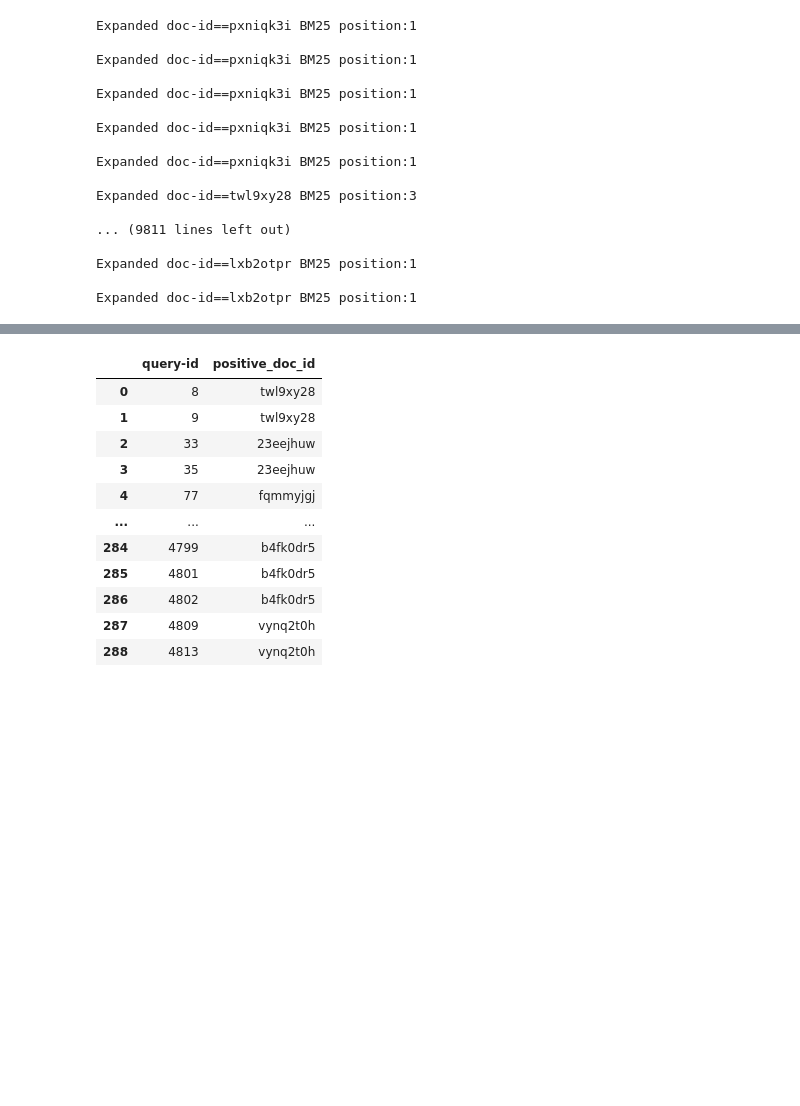
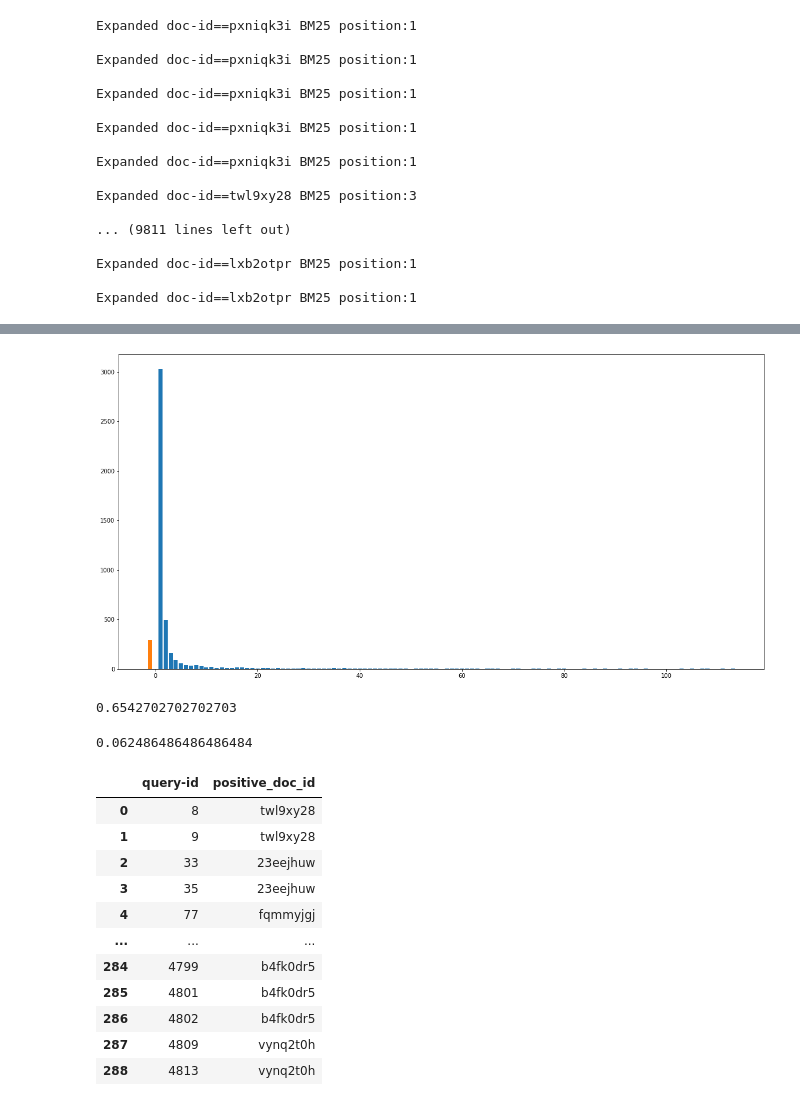
Before and after one commit to eduseiti/ia368v_dd_class_09, a Jupyter notebook: trec_covid_BM25_negative_selection.ipynb, the cells around one changed output, grey strips where cells are left out. Cells and saved outputs as stored; diff of their text form; code cells hidden in the pictures; blank space fills up the shorter version.

Commit message:
Adding expanded documents BM25 ranking histogram

```diff
--- a/trec_covid_BM25_negative_selection.ipynb
+++ b/trec_covid_BM25_negative_selection.ipynb
@@ -192,4 +192,4 @@ Expanded doc-id==lxb2otpr BM25 position:1
 
 Expanded doc-id==lxb2otpr BM25 position:1
 # %%
-pd.DataFrame(expanded_queries_BM25_result)
+c_df = pd.DataFrame(expanded_queries_BM25_result)
@@ -209,0 +212,2 @@ pd.DataFrame(expanded_queries_BM25_result)
+# %%
+position_distribution = np.unique(c_df['bm25-doc-order'].to_numpy(), return_counts=True)
@@ -210,3 +236,20 @@ pd.DataFrame(expanded_queries_BM25_result)
+# %%
+fig = plt.figure(figsize=[20,10])
+
+plt.bar(position_distribution[0][:100], position_distribution[1][:100])
+plt.bar(-1, 289)
+
+plt.show()
+# %% [output]
+[figure, added]
+# %%
+3026/4625
+# %% [output]
+0.6542702702702703
+# %%
+289/4625
+# %% [output]
+0.062486486486486484
 # %%
 pd.DataFrame(expanded_queries_not_returned_BM25)
 # %% [output]
```
Also changed, not shown: parts of 4 cells of this notebook.
